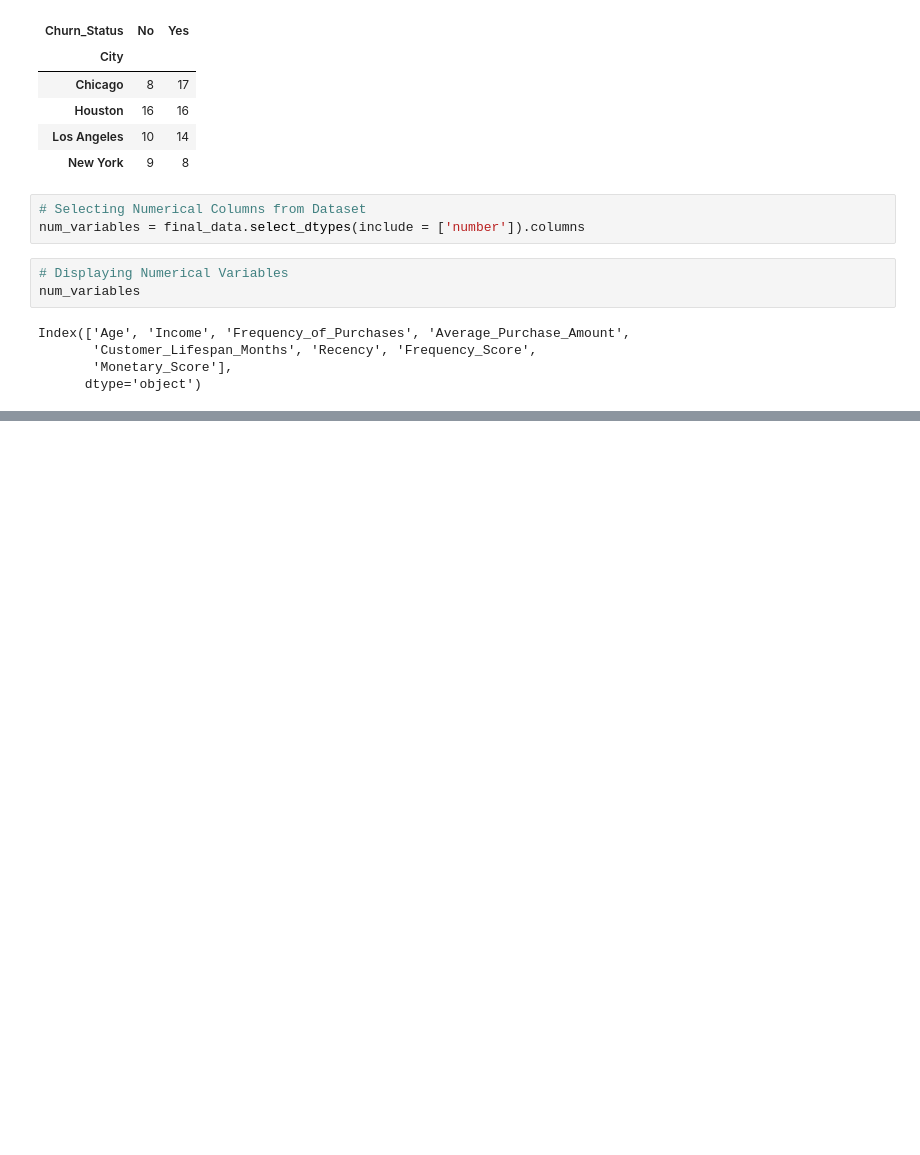
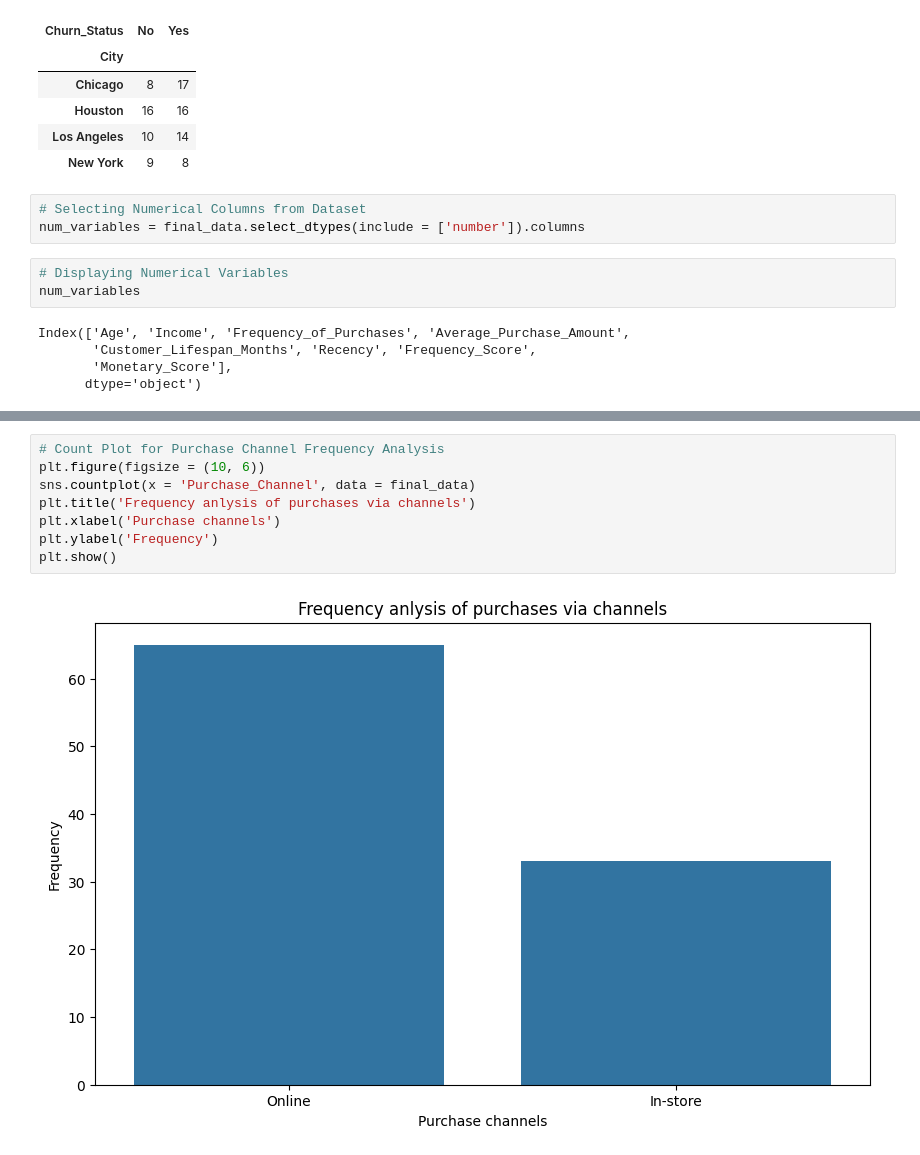
Before and after one commit to nsn-mah6/data_analysis_Beginnning, a Jupyter notebook: data_analysis.ipynb, the cells around one changed output, grey strips where cells are left out. Drawn from its saved outputs; the diff is of its cells as text; blank space fills up the shorter version.

```diff
--- a/data_analysis.ipynb
+++ b/data_analysis.ipynb
@@ -494,0 +510,10 @@ correl
+# %%
+# Count Plot for Purchase Channel Frequency Analysis
+plt.figure(figsize = (10, 6))
+sns.countplot(x = 'Purchase_Channel', data = final_data)
+plt.title('Frequency anlysis of purchases via channels')
+plt.xlabel('Purchase channels')
+plt.ylabel('Frequency')
+plt.show()
+# %% [output]
+[figure, added]
```
Also changed, not shown: parts of 14 cells of this notebook.
